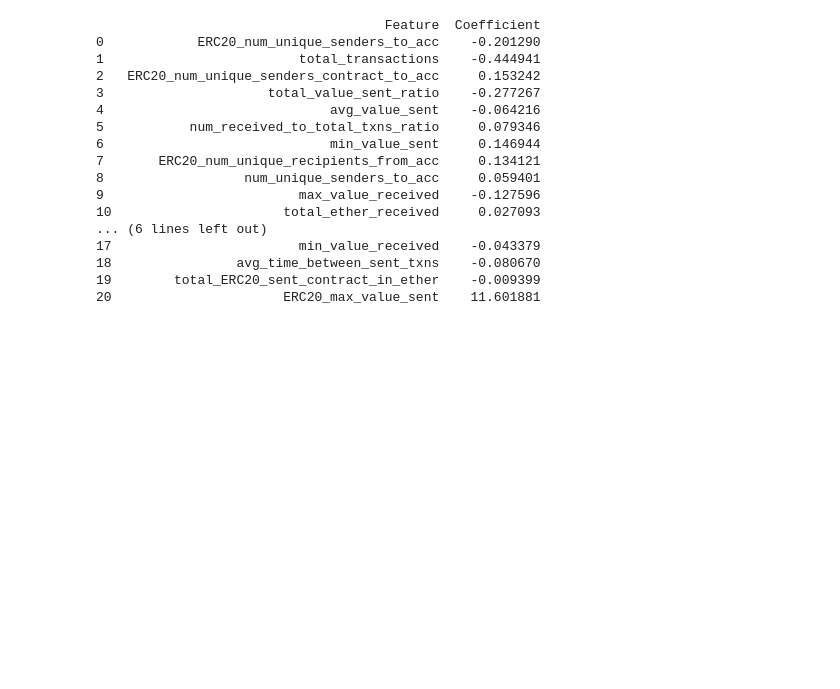
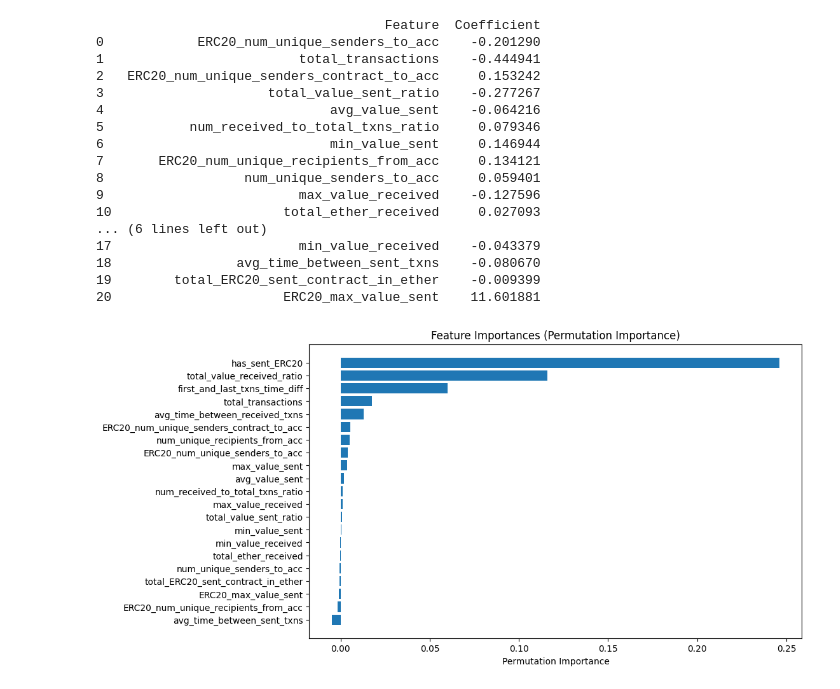
Before and after one commit to ysjprojects/BT4012-Project, a Jupyter notebook: notebooks/Logistic_regression.ipynb, the cells around one changed output. Saved outputs shown, nothing was run; the diff lists cells and outputs as text; code cells hidden in the pictures; blank space fills up the shorter version.

```diff
--- a/notebooks/Logistic_regression.ipynb
+++ b/notebooks/Logistic_regression.ipynb
@@ -94,5 +109,5 @@ param_grid = [
     }
 ]
 # %%
-logModel = linear_model.LogisticRegression( max_iter=5000)
+logModel = linear_model.LogisticRegression( max_iter=2500)
 # %%
@@ -233,3 +268,25 @@ print(coefficients_df)
 18                avg_time_between_sent_txns    -0.080670
 19        total_ERC20_sent_contract_in_ether    -0.009399
 20                      ERC20_max_value_sent    11.601881
+# %%
+r = permutation_importance(best_model, X_test_scaled, y_test, scoring='recall',
+                           n_repeats=30,
+                           random_state=0)
+# Get feature importances and their names
+feature_importances = r.importances_mean
+feature_names = X_test.columns
+
+# Sort feature importances in descending order
+sorted_idx = np.argsort(feature_importances)[::-1]
+sorted_feature_importances = feature_importances[sorted_idx]
+sorted_feature_names = np.array(feature_names)[sorted_idx]
+
+# Plot the feature importances
+plt.figure(figsize=(10, 6))
+plt.barh(range(len(sorted_feature_importances)), sorted_feature_importances[::-1], align="center")
+plt.yticks(range(len(sorted_feature_importances)), sorted_feature_names[::-1])
+plt.xlabel("Permutation Importance")
+plt.title("Feature Importances (Permutation Importance)")
+plt.show()
+# %% [output]
+[figure, added]
```
Also changed, not shown: parts of 25 cells of this notebook, 2 other files.
